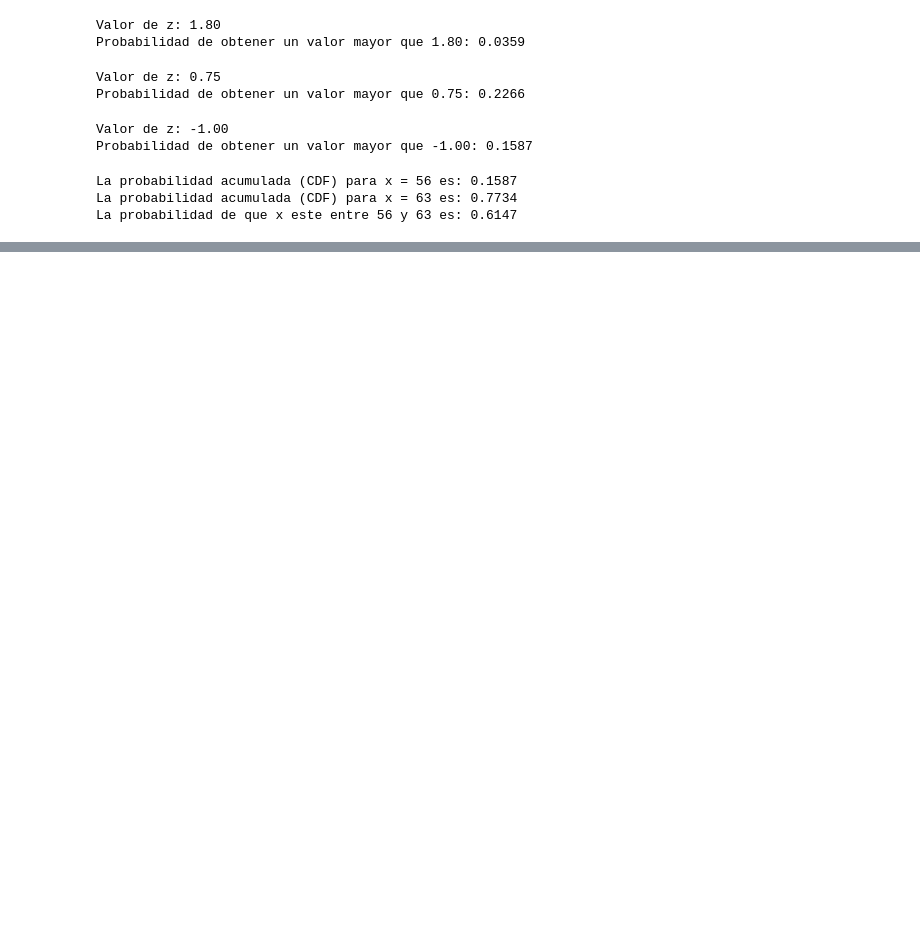
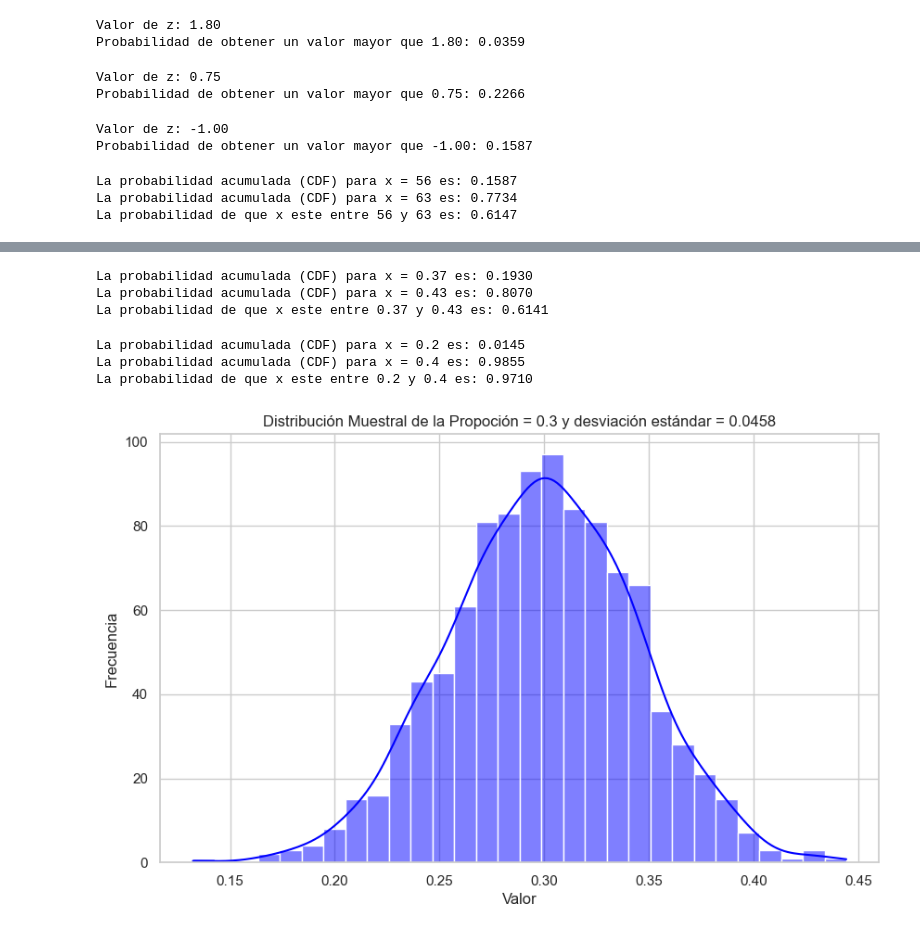
Before and after one commit to CamiloesotoS98/Estadistica_con_Python, a Jupyter notebook: APLICACION_DE_LA_DISTRIBUCION_MUESTRAL_DE_LA_MEDIA. DISTRIBUCION_DE_LA_PROPORCION.ipynb, the cells around one changed output, grey strips where cells are left out. Saved outputs shown, nothing was run; the diff lists cells and outputs as text; code cells hidden in the pictures; blank space fills up the shorter version.

Commit message:
Nuevo código. Aplicaciones de la distribución de la muestra y de la proporción

```diff
--- a/APLICACION_DE_LA_DISTRIBUCION_MUESTRAL_DE_LA_MEDIA. DISTRIBUCION_DE_LA_PROPORCION.ipynb
+++ b/APLICACION_DE_LA_DISTRIBUCION_MUESTRAL_DE_LA_MEDIA. DISTRIBUCION_DE_LA_PROPORCION.ipynb
@@ -71,0 +96,61 @@ La probabilidad de que x este entre 56 y 63 es: 0.6147
+# %%
+p = 0.40 # Proporción poblacional
+sigma =0.0346 #desviación estándar de la población
+n = 30 # muestra
+p_bar_1 = 0.37
+p_bar_2 = 0.43
+
+z_1 = (p_bar_1 - p) / (sigma)
+z_2 = (p_bar_2 - p) / (sigma)
+
+probabilidad_acumulada1 = stats.norm.cdf(z_1)
+probabilidad_acumulada2 = stats.norm.cdf(z_2)
+probabilidad_acumulada_diferencia=probabilidad_acumulada2-probabilidad_acumulada1
+print(f"La probabilidad acumulada (CDF) para x = {p_bar_1} es: {probabilidad_acumulada1:.4f}")
+print(f"La probabilidad acumulada (CDF) para x = {p_bar_2} es: {probabilidad_acumulada2:.4f}")
+print(f"La probabilidad de que x este entre {p_bar_1} y {p_bar_2} es: {probabilidad_acumulada_diferencia:.4f}")
+# %% [output]
+La probabilidad acumulada (CDF) para x = 0.37 es: 0.1930
+La probabilidad acumulada (CDF) para x = 0.43 es: 0.8070
+La probabilidad de que x este entre 0.37 y 0.43 es: 0.6141
+# %%
+p = 0.30 # Proporción poblacional
+sigma =0.0458 #desviación estándar de la población
+n = 100 # muestra
+p_bar_1 = 0.20
+p_bar_2 = 0.40
+
+z_1 = (p_bar_1 - p) / (sigma)
+z_2 = (p_bar_2 - p) / (sigma)
+
+probabilidad_acumulada1 = stats.norm.cdf(z_1)
+probabilidad_acumulada2 = stats.norm.cdf(z_2)
+probabilidad_acumulada_diferencia=probabilidad_acumulada2-probabilidad_acumulada1
+print(f"La probabilidad acumulada (CDF) para x = {p_bar_1} es: {probabilidad_acumulada1:.4f}")
+print(f"La probabilidad acumulada (CDF) para x = {p_bar_2} es: {probabilidad_acumulada2:.4f}")
+print(f"La probabilidad de que x este entre {p_bar_1} y {p_bar_2} es: {probabilidad_acumulada_diferencia:.4f}")
+# %% [output]
+La probabilidad acumulada (CDF) para x = 0.2 es: 0.0145
+La probabilidad acumulada (CDF) para x = 0.4 es: 0.9855
+La probabilidad de que x este entre 0.2 y 0.4 es: 0.9710
+# %%
+import numpy as np
+import matplotlib.pyplot as plt
+import seaborn as sns
+
+proporcion = 0.30
+desviacion_estandar = 0.0458
+
+data = np.random.normal(loc=proporcion, scale=desviacion_estandar, size=1000)
+sns.set(style="whitegrid")
+
+plt.figure(figsize=(10, 6))
+sns.histplot(data, kde=True, bins=30, color='blue')
+
+plt.title(f'Distribución Muestral de la Propoción = {proporcion} y desviación estándar = {desviacion_estandar}')
+plt.xlabel('Valor')
+plt.ylabel('Frecuencia')
+
+plt.show()
+# %% [output]
+[figure, added]
```
Also changed, not shown: parts of 3 cells of this notebook.
